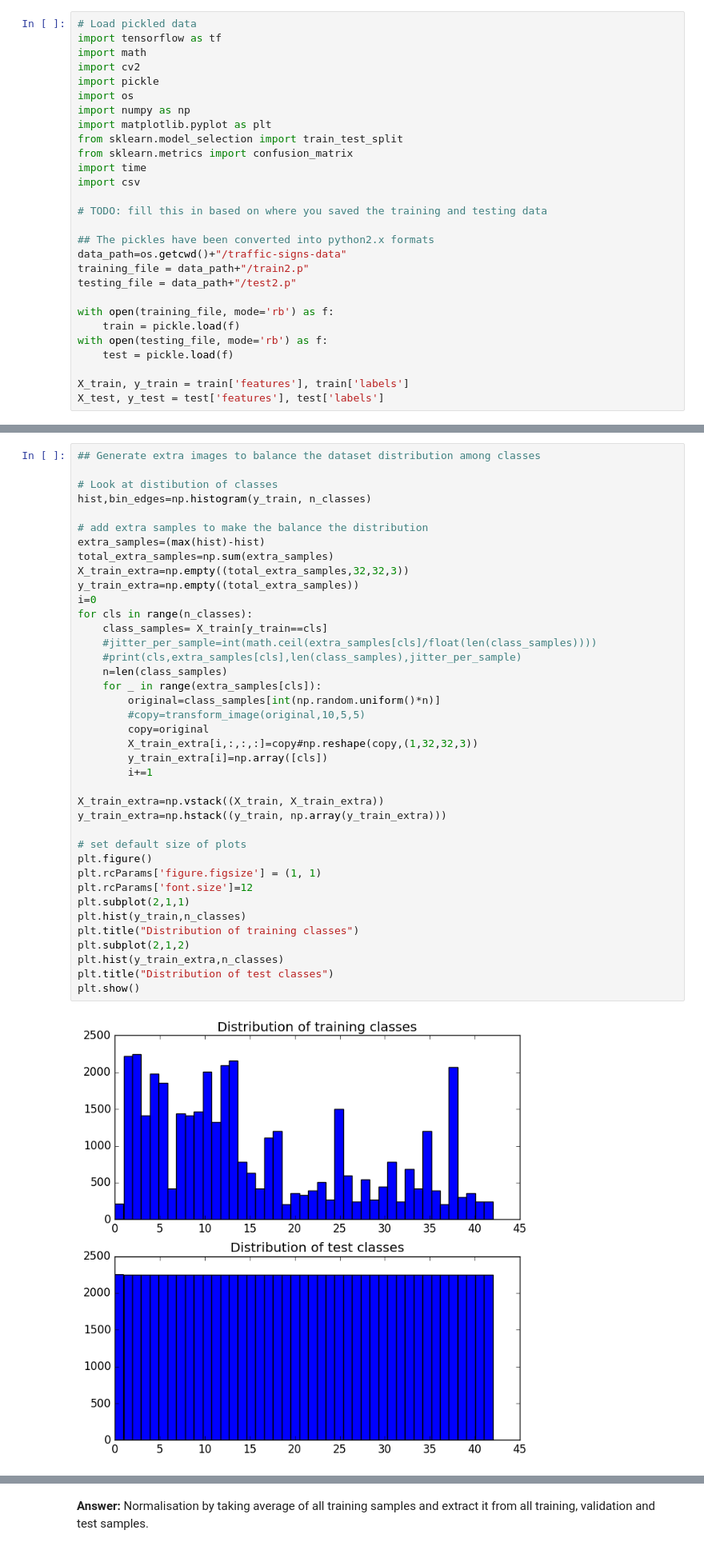
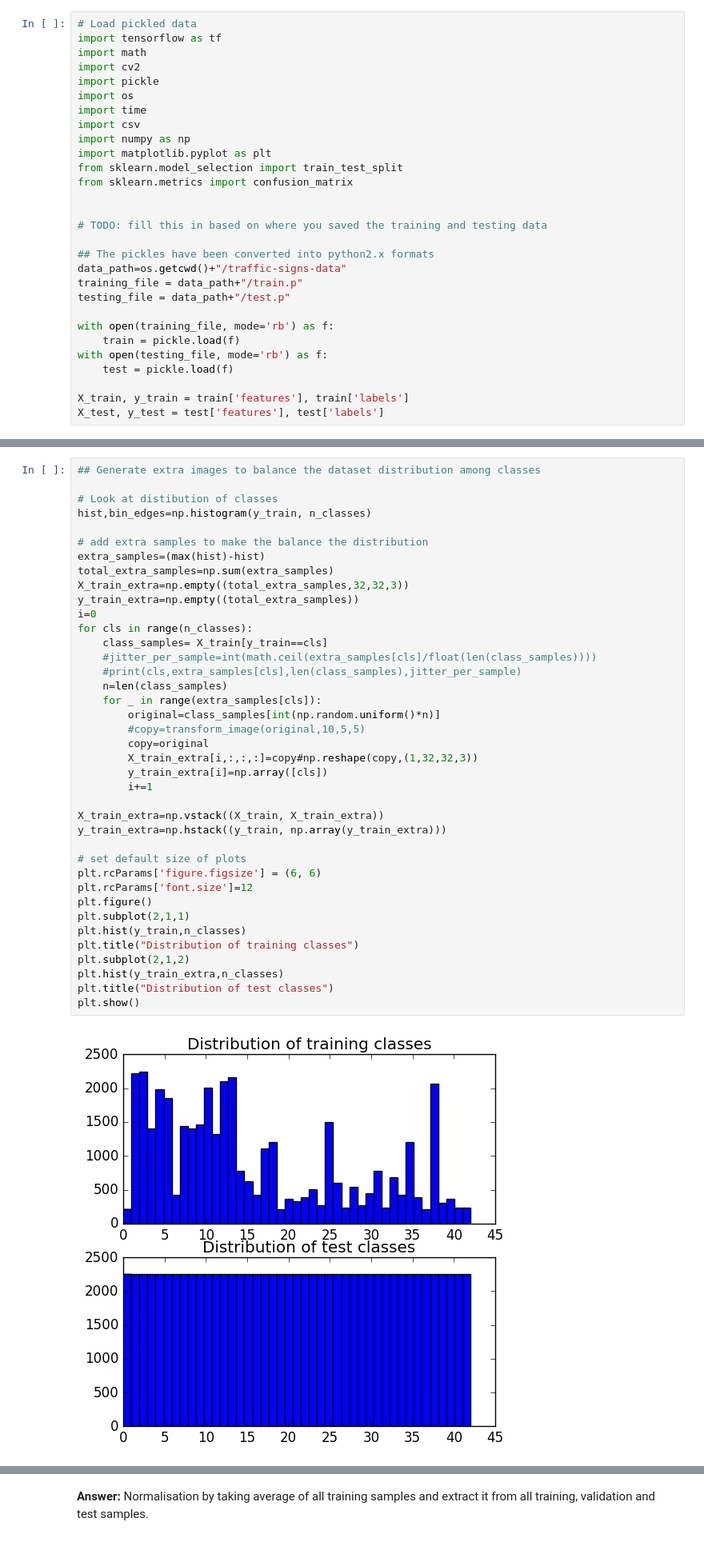
Before and after one commit to soon-yau/SDCND_Term1, a Jupyter notebook: traffic-signs/Traffic_Signs_Recognition.ipynb, the cells around one changed output, grey strips where cells are left out. Shown at 80% size. Saved outputs shown, nothing was run; the diff lists cells and outputs as text.

```diff
--- a/traffic-signs/Traffic_Signs_Recognition.ipynb
+++ b/traffic-signs/Traffic_Signs_Recognition.ipynb
@@ -31,19 +31,20 @@ import math
 import cv2
 import pickle
 import os
+import time
+import csv
 import numpy as np
 import matplotlib.pyplot as plt
 from sklearn.model_selection import train_test_split
 from sklearn.metrics import confusion_matrix
-import time
-import csv
+
 
 # TODO: fill this in based on where you saved the training and testing data
 
 ## The pickles have been converted into python2.x formats
 data_path=os.getcwd()+"/traffic-signs-data"
-training_file = data_path+"/train2.p"
-testing_file = data_path+"/test2.p"
+training_file = data_path+"/train.p"
+testing_file = data_path+"/test.p"
 
 with open(training_file, mode='rb') as f:
     train = pickle.load(f)
@@ -161,36 +162,36 @@ extra_samples=(max(hist)-hist)
 total_extra_samples=np.sum(extra_samples)
 X_train_extra=np.empty((total_extra_samples,32,32,3))
 y_train_extra=np.empty((total_extra_samples))
 i=0
 for cls in range(n_classes):
     class_samples= X_train[y_train==cls]
     #jitter_per_sample=int(math.ceil(extra_samples[cls]/float(len(class_samples))))
     #print(cls,extra_samples[cls],len(class_samples),jitter_per_sample)
     n=len(class_samples)
     for _ in range(extra_samples[cls]):
         original=class_samples[int(np.random.uniform()*n)]
         #copy=transform_image(original,10,5,5)
         copy=original
         X_train_extra[i,:,:,:]=copy#np.reshape(copy,(1,32,32,3))
         y_train_extra[i]=np.array([cls])
         i+=1
 
 X_train_extra=np.vstack((X_train, X_train_extra))
 y_train_extra=np.hstack((y_train, np.array(y_train_extra)))
 
 # set default size of plots
+plt.rcParams['figure.figsize'] = (6, 6)
+plt.rcParams['font.size']=12
 plt.figure()
-plt.rcParams['figure.figsize'] = (1, 1)
-plt.rcParams['font.size']=12
 plt.subplot(2,1,1)
 plt.hist(y_train,n_classes)
 plt.title("Distribution of training classes")
 plt.subplot(2,1,2)
 plt.hist(y_train_extra,n_classes)
 plt.title("Distribution of test classes")
 plt.show()
 # %% [output]
-[figure, old version]
+[figure, new version]
 # %%
 # Split into training and validation set
 X_train_sub, X_valid_sub, y_train_sub, y_valid_sub=train_test_split(
```
Also changed, not shown: parts of 12 cells of this notebook, 1 other file.
